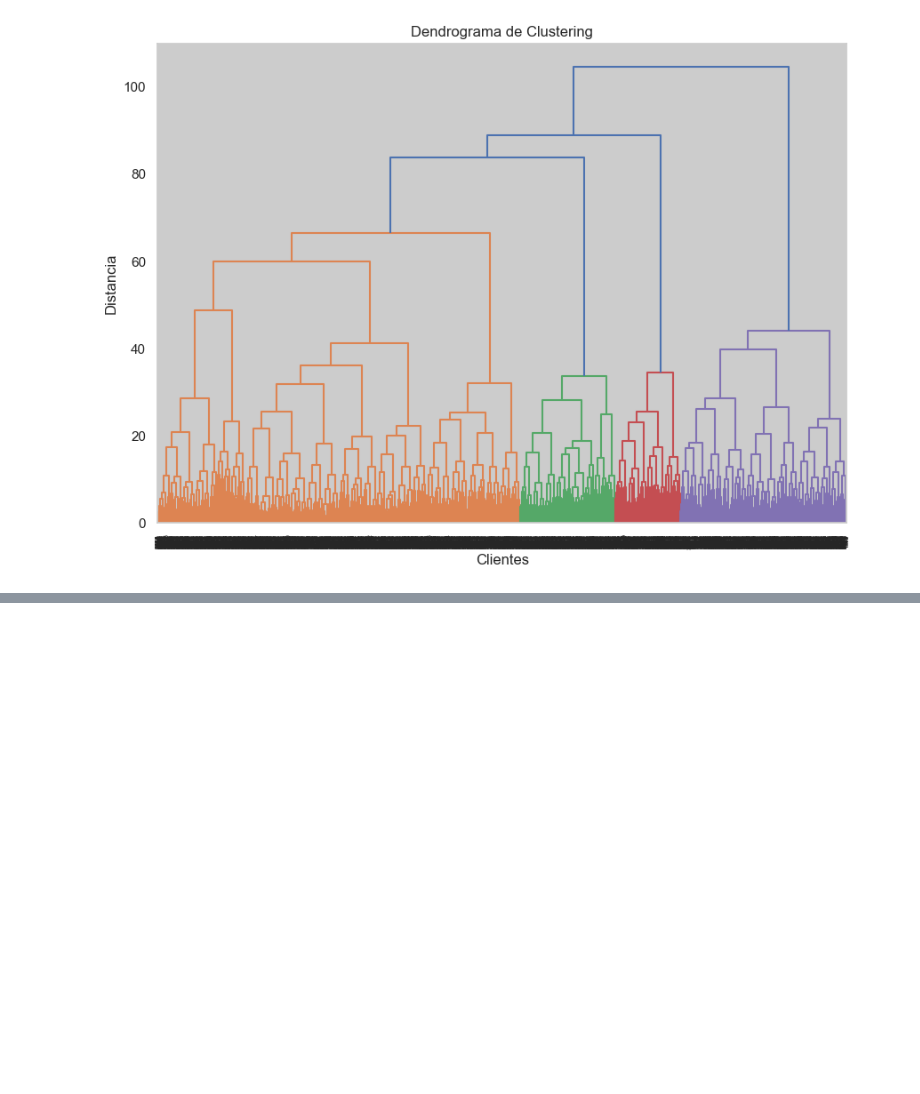
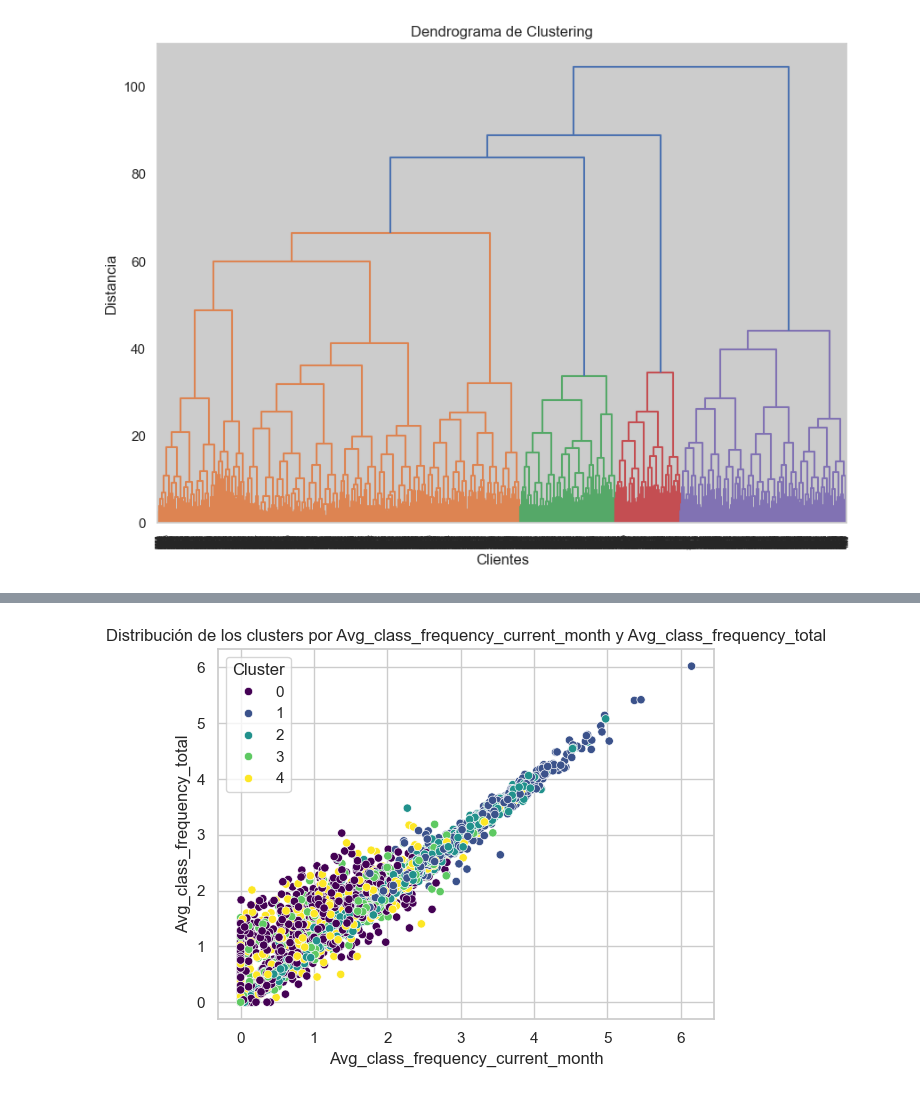
Before and after one commit to DavidRC-Ing/Project_MODEL_FITNESS, a Jupyter notebook: Project_GYM.ipynb, the cells around one changed output, grey strips where cells are left out. Cells and saved outputs as stored; diff of their text form; code cells hidden in the pictures; blank space fills up the shorter version.

```diff
--- a/Project_GYM.ipynb
+++ b/Project_GYM.ipynb
@@ -431,0 +462,4 @@ Cluster
+# %%
+clusters_plot(data,'Avg_class_frequency_current_month','Avg_class_frequency_total','Cluster')
+# %% [output]
+[figure, added]
```
Also changed, not shown: parts of 13 cells of this notebook.
